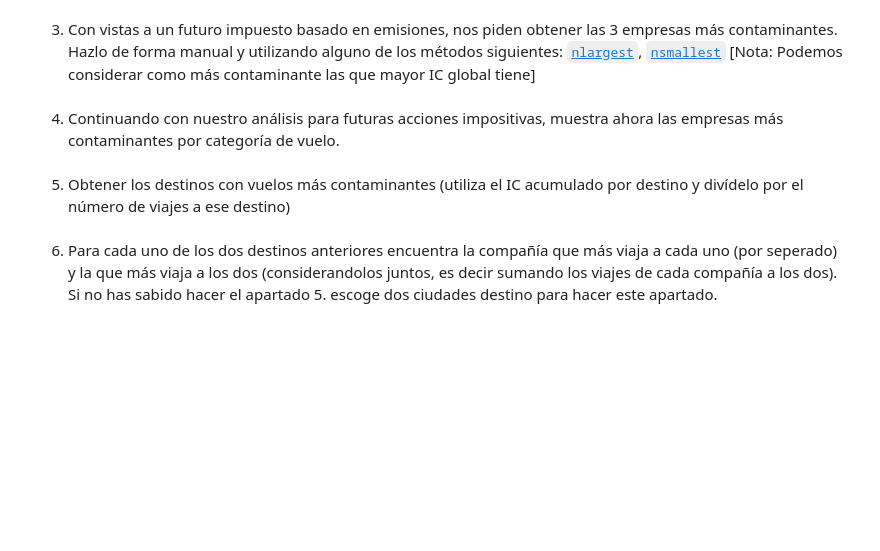
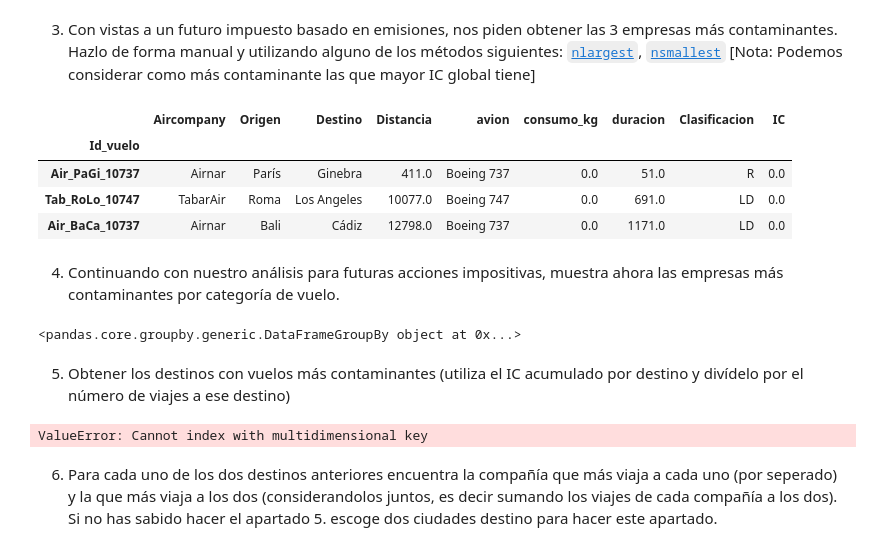
Before and after one commit to jorgegmayorgas/ONLINE_DS_THEBRIDGE_JORGE_GIMENEZ, a Jupyter notebook: 02_Programacion_y_Herramientas_Avanzadas/Sprint_04/Unidad_02/Practica_Obligatoria/18_Practica_Obligatoria_Pandas_II.ipynb, the cells around one changed output. Saved outputs shown, nothing was run; the diff lists cells and outputs as text; code cells hidden in the pictures; blank space fills up the shorter version.

```diff
--- a/02_Programacion_y_Herramientas_Avanzadas/Sprint_04/Unidad_02/Practica_Obligatoria/18_Practica_Obligatoria_Pandas_II.ipynb
+++ b/02_Programacion_y_Herramientas_Avanzadas/Sprint_04/Unidad_02/Practica_Obligatoria/18_Practica_Obligatoria_Pandas_II.ipynb
@@ -282,9 +277,26 @@ df_viajes_aereos["Clasificacion"] = df_viajes_aereos["Distancia"].apply(clasific
 # %% [markdown]
 3. Con vistas a un futuro impuesto basado en emisiones, nos piden obtener las 3 empresas más contaminantes. Hazlo de forma manual y utilizando alguno de los métodos siguientes: [`nlargest`](https://pandas.pydata.org/docs/reference/api/pandas.DataFrame.nlargest.html "Info sobre nlargest"), [`nsmallest`](https://pandas.pydata.org/docs/reference/api/pandas.DataFrame.nsmallest.html "Info sobre smallest") [Nota: Podemos considerar como más contaminante las que mayor IC global tiene]
+# %%
+df_mas_contaminantes = df_viajes_aereos.nlargest(3,"IC")
+df_mas_contaminantes
+# %% [output]
+|  | Aircompany | Origen | Destino | Distancia | avion | consumo_kg | duracion | Clasificacion | IC |
+| Id_vuelo |  |  |  |  |  |  |  |  |  |
+| Air_PaGi_10737 | Airnar | París | Ginebra | 411.0 | Boeing 737 | 0.0 | 51.0 | R | 0.0 |
+| Tab_RoLo_10747 | TabarAir | Roma | Los Angeles | 10077.0 | Boeing 747 | 0.0 | 691.0 | LD | 0.0 |
+| Air_BaCa_10737 | Airnar | Bali | Cádiz | 12798.0 | Boeing 737 | 0.0 | 1171.0 | LD | 0.0 |
 # %% [markdown]
 4. Continuando con nuestro análisis para futuras acciones impositivas, muestra ahora las empresas más contaminantes por categoría de vuelo.
+# %%
+df_mas_contaminantes.groupby("Aircompany")
+# %% [output]
+<pandas.core.groupby.generic.DataFrameGroupBy object at 0x...>
 # %% [markdown]
 5. Obtener los destinos con vuelos más contaminantes (utiliza el IC acumulado por destino y divídelo por el número de viajes a ese destino)
+# %%
+df_viajes_aereos.loc[df_viajes_aereos.nlargest(3,"IC"),"Destino"]
+# %% [output]
+ValueError: Cannot index with multidimensional key
 # %% [markdown]
 6. Para cada uno de los dos destinos anteriores encuentra la compañía que más viaja a cada uno (por seperado) y la que más viaja a los dos (considerandolos juntos, es decir sumando los viajes de cada compañía a los dos). Si no has sabido hacer el apartado 5. escoge dos ciudades destino para hacer este apartado.
 # %% [markdown]
```
Also changed, not shown: parts of 11 cells of this notebook.
